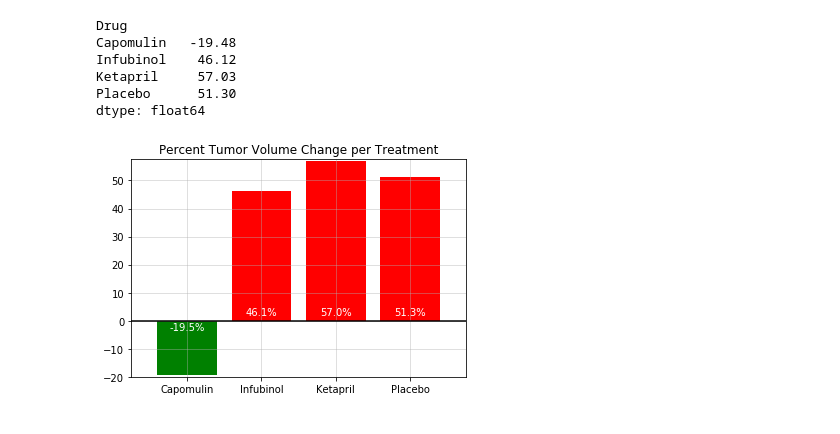
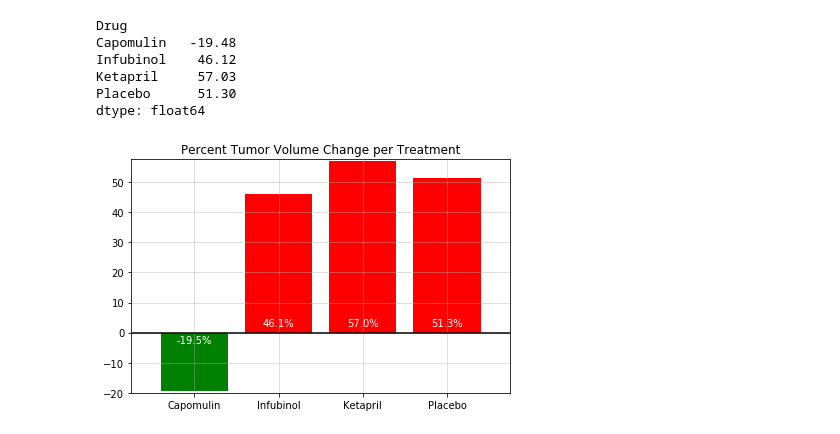
Before and after one commit to smurphy1983/matplotlib_homework, a Jupyter notebook: Pyma_SFM.ipynb, the cells around one changed output. Saved outputs shown, nothing was run; the diff lists cells and outputs as text; code cells hidden in the pictures.

```diff
--- a/Pyma_SFM.ipynb
+++ b/Pyma_SFM.ipynb
@@ -365,21 +371,24 @@ dtype: float64
 # %%
 xaxis = delta_volume_4_drugs.index
 yaxis = delta_volume_4_drugs
 
 
 plt.bar(xaxis, yaxis, color=['red' if yaxis[r] >0 else 'green' for r in np.arange(len(xaxis))], align="center")
 plt.xlim(-0.75, len(xaxis)-0.25)
 plt.ylim(min(yaxis)-0.5, max(yaxis)+0.5)
 plt.grid(alpha = 0.5)
 plt.title("Percent Tumor Volume Change per Treatment")
 plt.axhline(y=0, color = 'black')
 count = 0
 for r in yaxis:
     if r < 0:
         y_coor = -3.5
     else:
         y_coor = 2
     plt.text(count, y_coor, str(round(r, 1)) + '%', ha = 'center', color = 'white')
     count += 1
+
+plt.tight_layout()
+plt.savefig("Summary_Bar_Chart.png")
 # %% [output]
-[figure, old version]
+[figure, new version]
```
Also changed, not shown: parts of 3 cells of this notebook, 4 other files.
